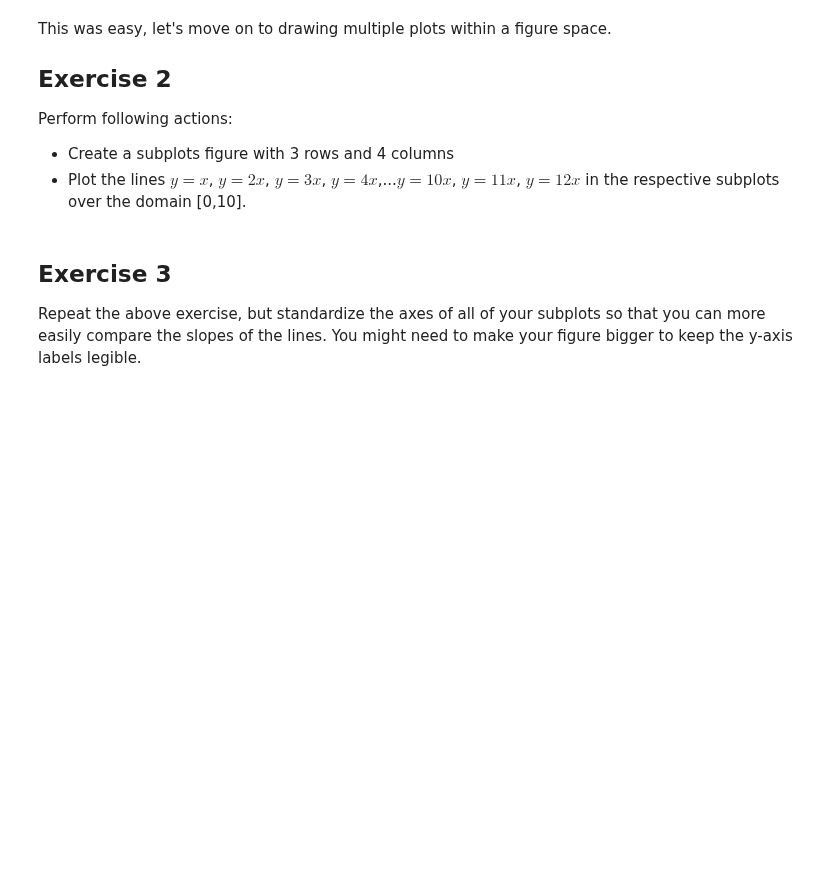
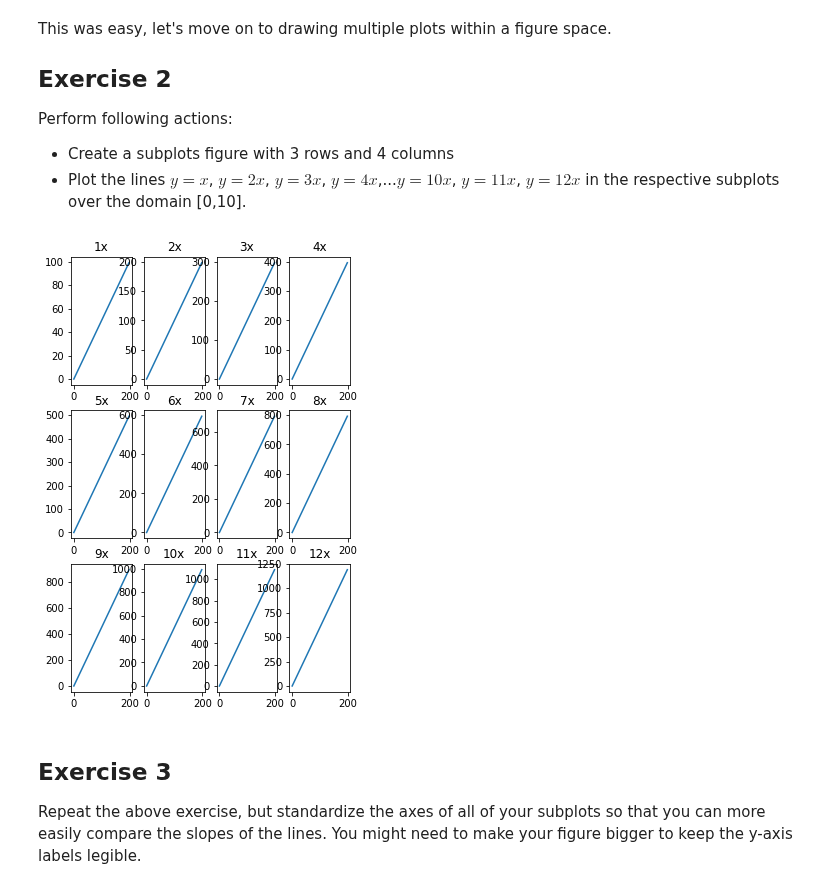
Before and after one commit to matthew-d-oliver/dsc-more-practice-with-matplotlib-lab-nyc-ds-082619, a Jupyter notebook: index.ipynb, the cells around one changed output. Drawn from its saved outputs; the diff is of its cells as text; code cells hidden in the pictures; blank space fills up the shorter version.

```diff
--- a/index.ipynb
+++ b/index.ipynb
@@ -82,13 +82,15 @@ Perform following actions:
 # %%
 figs, axes = plt.subplots(3,4, figsize=(5, 8))
 county=1
 for i in range(3):
     for j in range(4):
         axes[i][j].plot(y,county*x)
-        axes[i][j].set_title(f'[county]x')
+        axes[i][j].set_title(f'{county}x')
         county+=1
 
 plt.show()
+# %% [output]
+[figure, added]
 # %% [markdown]
 ## Exercise 3
 
```
